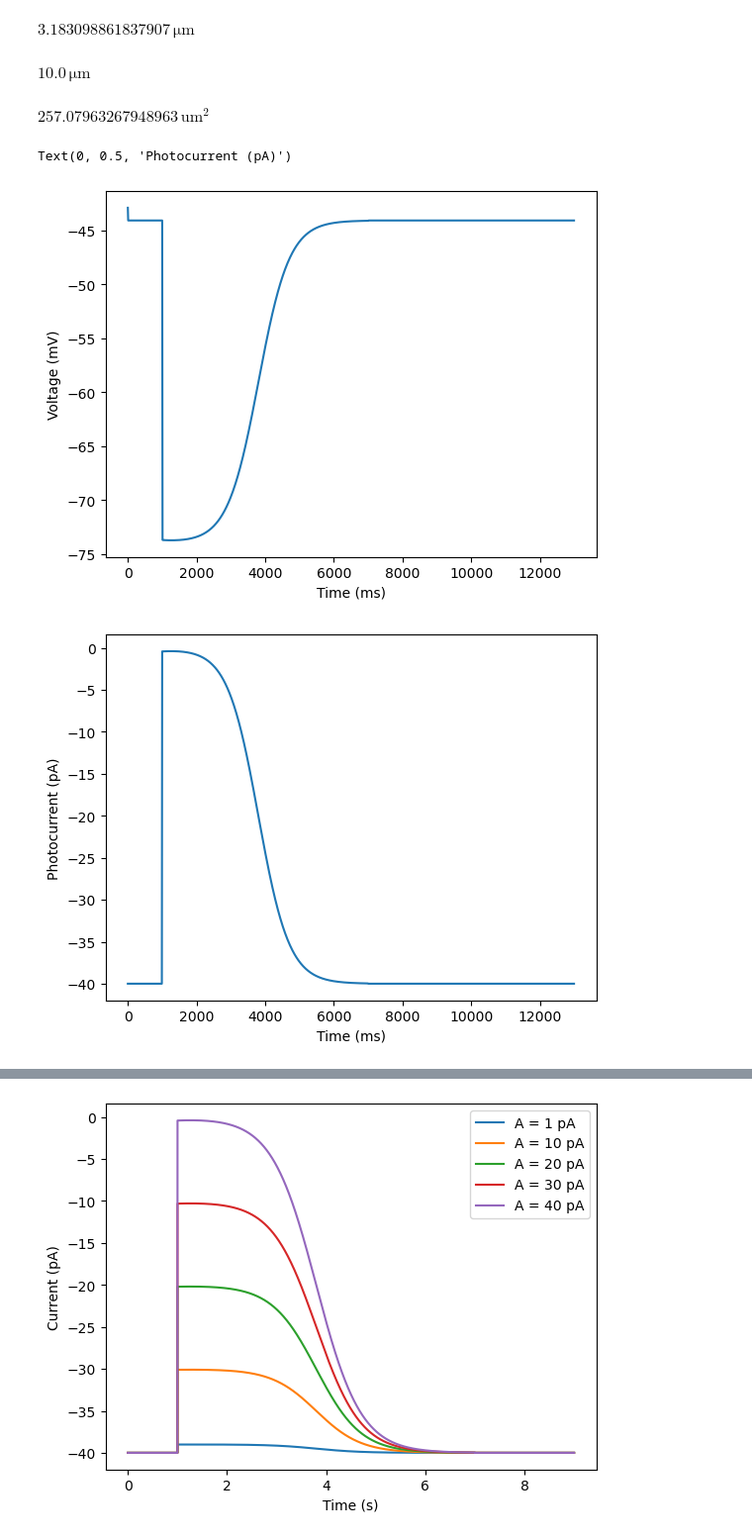
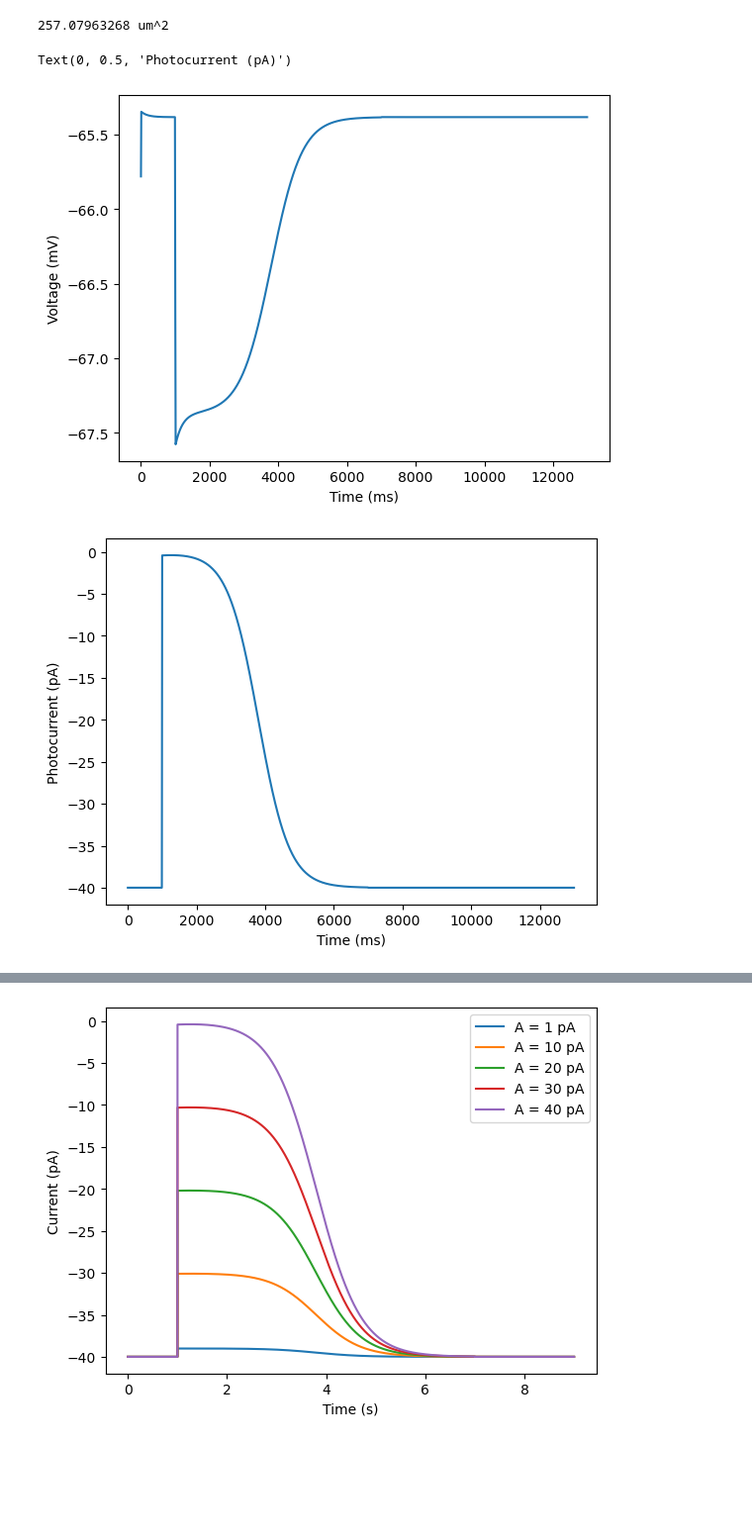
Before and after one commit to vmr160030/545, a Jupyter notebook: Rod_pathway_project/rod_pathway_init.ipynb, the cells around one changed output, grey strips where cells are left out. Shown at 99% size. Cells and saved outputs as stored; diff of their text form; code cells hidden in the pictures; blank space fills up the shorter version.

```diff
--- a/Rod_pathway_project/rod_pathway_init.ipynb
+++ b/Rod_pathway_project/rod_pathway_init.ipynb
@@ -50,7 +50,7 @@ infKx = aKx*tauKx : 1
 
 dnKx/dt = (infKx-nKx)/tauKx : 1
 
-gKx = gKx_bar * (nKx**4) : siemens / metre**2
+gKx = gKx_bar * nKx : siemens / metre**2
 IKx = gKx * (V-EKx_rev) : amp / metre**2
 '''
 # %%
@@ -125,7 +125,7 @@ dCa/dt = entryF*drive_channel/2 + (Cainf-Ca)/taur :mM
 # %%
 # Define rod calcium activated chloride channel
 ECl_rev = -20*mV
-gCl_bar = 1.3*1e-3*msiemens*cm**-2
+gCl_bar = 1.3*msiemens*cm**-2
 Clh = 1.5*umolar
 
 eqs_CaCl = '''
@@ -137,11 +137,11 @@ ICl = gCl * (V-ECl_rev) :amp / metre**2
 # %%
 # Define rod calcium activated potassium channel
 EKCa_rev = -80*mV
-gKCa_bar = 5*1e-3*msiemens*cm**-2
+gKCa_bar = 5*msiemens*cm**-2
 Cahalf = 0.32*umolar
 
 eqs_KCa = '''
-# Cas = Cai*1000 :mM
+#Cas = Cai*1000 :mmolar
 mKcaCa = 1/(1+(Cahalf/Cas)**4 ) :1
 gKCa = gKCa_bar * mKcaCa**4 :siemens / metre**2
 IKCa = gKCa * (V-EKCa_rev) :amp / metre**2
@@ -177,51 +164,60 @@ Ra = 200*ohm*cm
-# %%
-length
-# %% [output]
-$3.183098861837907\,\mathrm{\mu}\mathrm{m}$
-# %%
-Diam
-# %% [output]
-$10.0\,\mathrm{\mu}\mathrm{m}$
 # %%
+# Morphology params
+length = 10/np.pi*umeter
+diam = 10*umetre
+
 # Cylinder area = 2*pi*radius*length + 2*pi*radius^2
-cell_area = np.pi*Diam*length + 2*np.pi*Diam**2/4
-cell_area
+cell_area = np.pi*diam*length + 2*np.pi*diam**2/4
+print(cell_area)
+membrane_capacitance = 30*pfarad/cell_area
+Ra = 200*ohm*cm
 # %% [output]
-$257.07963267948963\,\mathrm{um^2}$
+257.07963268 um^2
 # %%
 defaultclock.dt = 1*ms
 start_scope()
 eqs_total = '''
 # Transmembrane current
 Im = 0*amp/metre**2 : amp / metre**2
 
-#dV/dt = -(Ih + IKv + IKx + Ileak + ICa + ICl + IKCa + Ip/(metre**2) + Im) / Cm : volt
-dV/dt = -(Ileak + Ih + Ip/(cell_area)) / Cm : volt
+dV/dt = -(Ih + IKv + IKx + Ileak + ICa + ICl + IKCa + Ip/(cell_area)) / Cm : volt
+#dV/dt = -(Ih + IKx + Ileak + Ip/(cell_area)) / Cm : volt
 '''
-eqs = eqs_input + eqs_total + eqs_h +eqs_leak#+ eqs_h# + eqs_Kx + eqs_leak + eqs_Ca + eqs_Cadyn + eqs_CaCl + eqs_KCa
-morpho = Cylinder(diameter=Diam, n=1, length=length)
-neuron = SpatialNeuron(morphology=morpho, model=eqs, Cm=Cm, Ri=Ra, method='euler')
+eqs = eqs_input + eqs_total + eqs_h + eqs_leak + eqs_Kv + eqs_Kx + eqs_Ca + eqs_Cadyn + eqs_CaCl + eqs_KCa
+morpho = Cylinder(diameter=diam, n=1, length=length)
+neuron = SpatialNeuron(morphology=morpho, model=eqs, Cm=membrane_capacitance, Ri=Ra, method='euler')
 # Monitor voltage and Ip
 M = StateMonitor(neuron, 'V', record=True, dt=10*ms)
 M2 = StateMonitor(neuron, 'Ip', record=True, dt=10*ms)
-# neuron.Ca = Cainf
-neuron.V = -42.9*mV
+M3 = StateMonitor(neuron, ['IKx', 'IKv', 'ICa', 'Ih'],
+                   record=True, dt=10*ms)
+neuron.Ca = Cainf
+neuron.V = -65.78*mV
 neuron.A = 0*pA
-run(1000*ms)
+# Initialize gating variables
+# run(1*ms)
+neuron.nKx = neuron.infKx[:][0]
+neuron.mKv = neuron.infmKv[:][0]
+neuron.mCa = neuron.infmCa[:][0]
+neuron.hCa = neuron.infhCa[:][0]
+neuron.nh = neuron.infh[:][0]
+
+
+
+run(999*ms)
 neuron.A = 40*pA
 run(6000*ms)
 neuron.A = 0*pA
 run(6000*ms)
 plot(M.t/ms, M.V[0]/mV)
 xlabel('Time (ms)')
 ylabel('Voltage (mV)')
-# ylim(-74, -73.8)
 
 plt.figure()
 plot(M2.t/ms, M2.Ip[0]/pA)
 xlabel('Time (ms)')
 ylabel('Photocurrent (pA)')
 # %% [output]
 Text(0, 0.5, 'Photocurrent (pA)')
-[figure, old version]
+[figure, new version]
 [figure]
```
Also changed, not shown: parts of 5 cells of this notebook, 2 other files.
